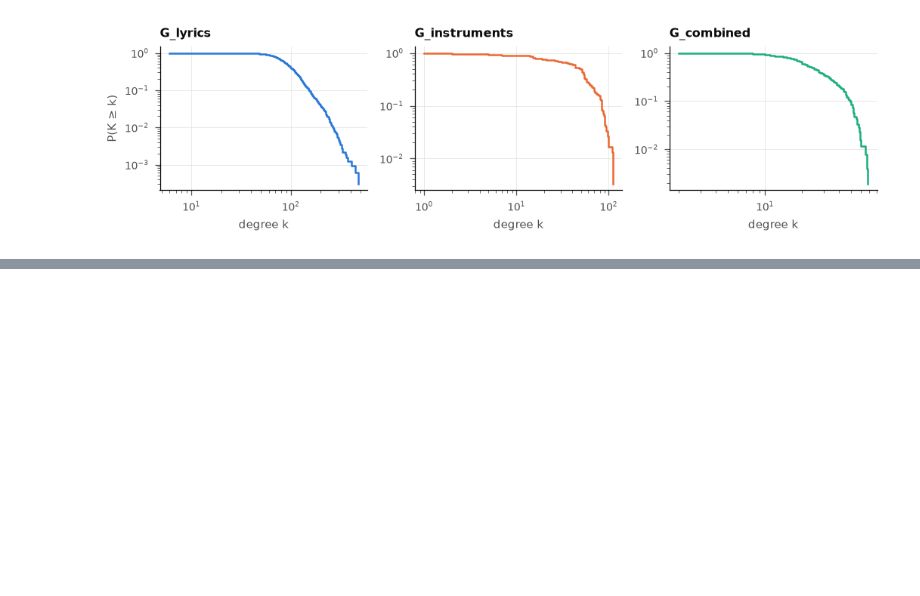
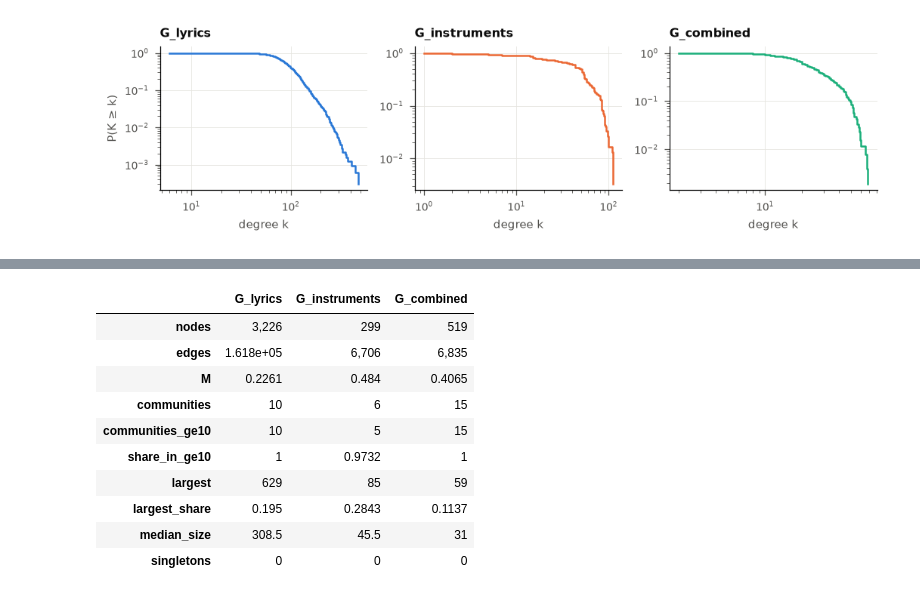
Before and after one commit to CRisager/SocialGraphs_FinalProject, a Jupyter notebook: notebooks/analysis.ipynb, the cells around one changed output, grey strips where cells are left out. Saved outputs shown, nothing was run; the diff lists cells and outputs as text; code cells hidden in the pictures; blank space fills up the shorter version.

```diff
--- a/notebooks/analysis.ipynb
+++ b/notebooks/analysis.ipynb
@@ -319,0 +330,28 @@ fig = plotting.ccdf_panels(degrees, "degree k", name="degree_ccdf", ylabel="P(K
+# %%
+from src import communities as cm
+
+partitions, rows = {}, {}
+for name, g in lcc.items():
+    comms, M = cm.detect(g, seed=SEED)
+    partitions[name] = comms
+    rows[name] = {"nodes": g.number_of_nodes(), "edges": g.number_of_edges(), "M": M,
+                  **cm.size_summary(comms)}
+step4 = pd.DataFrame(rows)
+step4.T.to_csv(RESULTS_DIR / "step4_communities.csv")
+
+# one row per song and graph, so the partitions can be reused without re-running Louvain
+pd.concat([pd.DataFrame({"graph": name, "song_id": list(cm.membership(c)), "community": list(cm.membership(c).values())})
+           for name, c in partitions.items()]).to_csv(RESULTS_DIR / "step4_partitions.csv", index=False)
+step4.apply(lambda col: col.map(lambda x: f"{x:,.4g}"))
+# %% [output]
+|  | G_lyrics | G_instruments | G_combined |
+| nodes | 3,226 | 299 | 519 |
+| edges | 1.618e+05 | 6,706 | 6,835 |
+| M | 0.2261 | 0.484 | 0.4065 |
+| communities | 10 | 6 | 15 |
+| communities_ge10 | 10 | 5 | 15 |
+| share_in_ge10 | 1 | 0.9732 | 1 |
+| largest | 629 | 85 | 59 |
+| largest_share | 0.195 | 0.2843 | 0.1137 |
+| median_size | 308.5 | 45.5 | 31 |
+| singletons | 0 | 0 | 0 |
```
Also changed, not shown: parts of 4 cells of this notebook, 6 other files.
